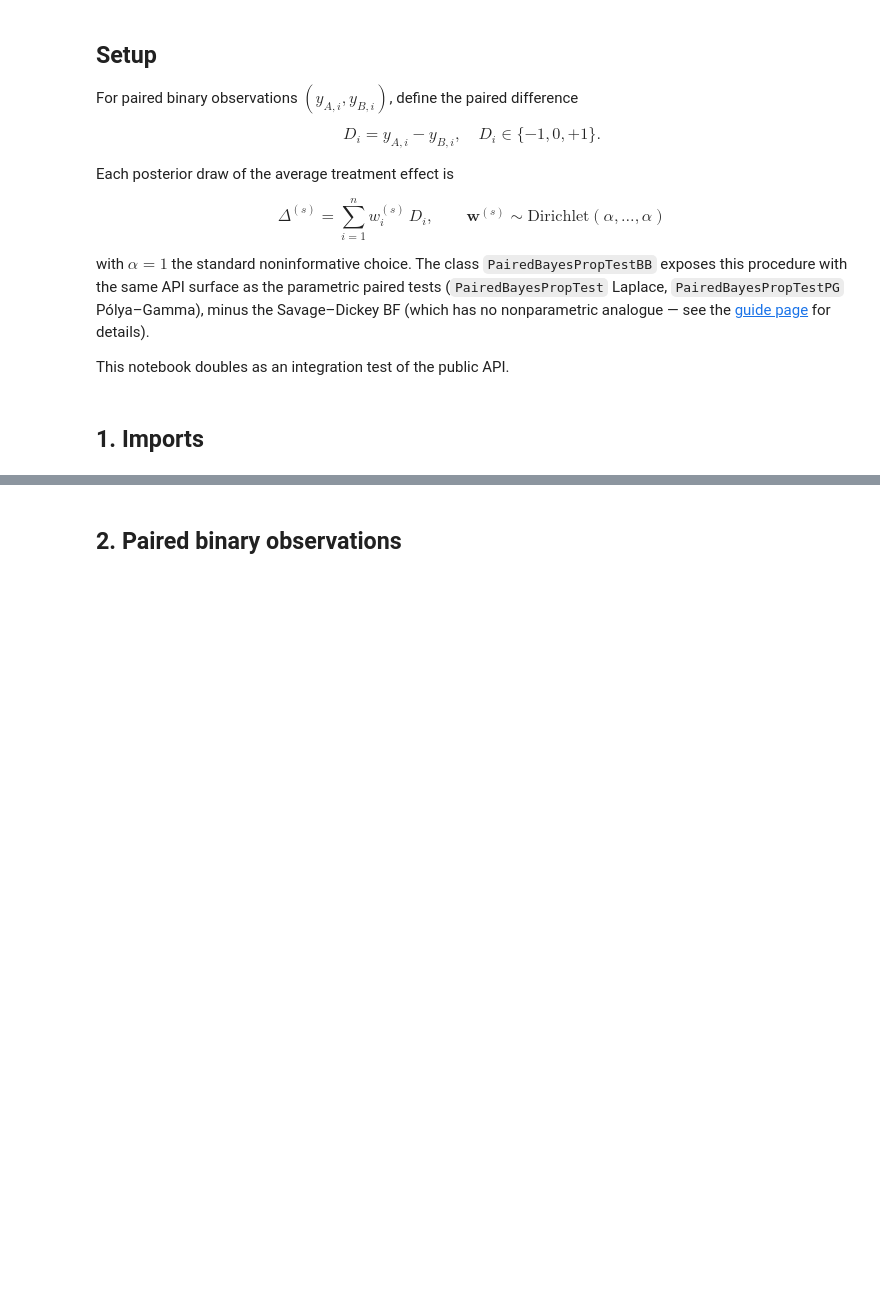
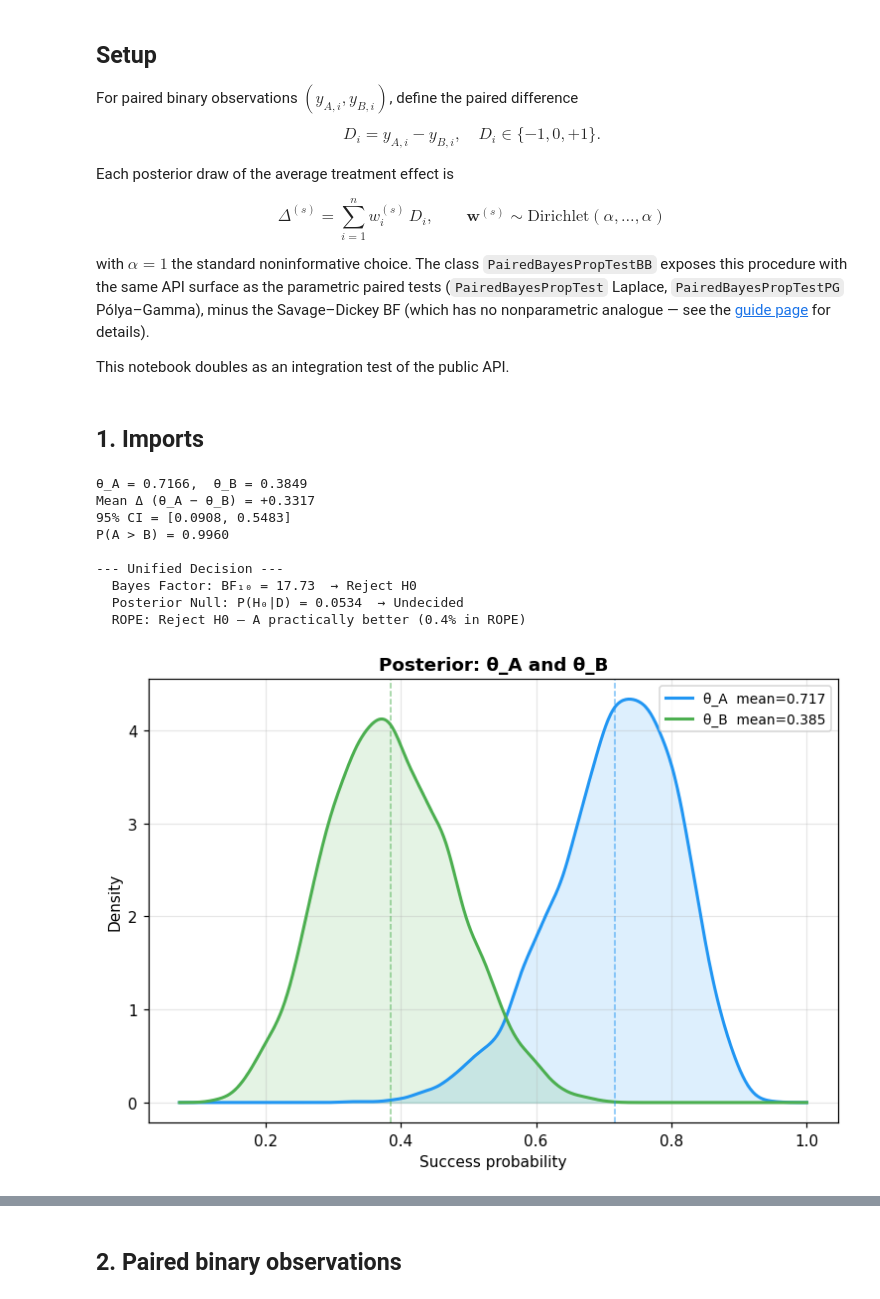
Before and after one commit to AVoss84/bayesProp, a Jupyter notebook: src/notebooks/bayesian_bootstrap_paired_binary.ipynb, the cells around one changed output, grey strips where cells are left out. Drawn from its saved outputs; the diff is of its cells as text; code cells hidden in the pictures; blank space fills up the shorter version.

```diff
--- a/src/notebooks/bayesian_bootstrap_paired_binary.ipynb
+++ b/src/notebooks/bayesian_bootstrap_paired_binary.ipynb
@@ -22,3 +22,43 @@ with $\alpha = 1$ the standard noninformative choice. The class `PairedBayesProp
 This notebook doubles as an integration test of the public API.
 # %% [markdown]
 ## 1. Imports
+# %%
+import numpy as np
+from bayesprop.resources.bayes_paired_laplace import PairedBayesPropTest
+
+# Paired binary data (y_A[i] and y_B[i] refer to the same item)
+y_A = np.array([1,1,0,1,1,0,1,1,1,1,1,1,1,0,1,1,1,0,1,1])     # 16/20 = 0.80
+y_B = np.array([0,1,0,0,1,0,0,1,0,0,1,0,1,0,0,1,0,0,0,0])     #  6/20 = 0.30
+
+# Fit posterior & summarise
+model = PairedBayesPropTest(seed=42).fit(y_A, y_B)
+
+s = model.summary
+print(f"θ_A = {s.theta_A_mean:.4f},  θ_B = {s.theta_B_mean:.4f}")
+print(f"Mean Δ (θ_A − θ_B) = {s.mean_delta:+.4f}")
+print(f"95% CI = [{s.ci_95.lower:.4f}, {s.ci_95.upper:.4f}]")
+print(f"P(A > B) = {s.p_A_greater_B:.4f}")
+
+# ── Unified decision ─────────────────────────────────────────────────
+d = model.decide()
+bf = d.bayes_factor
+
+print("\n--- Unified Decision ---")
+print(f"  Bayes Factor: BF₁₀ = {bf.BF_10:.2f}  → {bf.decision}")
+print(f"  Posterior Null: P(H₀|D) = {d.posterior_null.p_H0:.4f}  → {d.posterior_null.decision}")
+print(f"  ROPE: {d.rope.decision} ({d.rope.pct_in_rope:.1%} in ROPE)")
+
+# Plots
+model.plot_posteriors()
+model.plot_savage_dickey()
+# %% [output]
+θ_A = 0.7166,  θ_B = 0.3849
+Mean Δ (θ_A − θ_B) = +0.3317
+95% CI = [0.0908, 0.5483]
+P(A > B) = 0.9960
+
+--- Unified Decision ---
+  Bayes Factor: BF₁₀ = 17.73  → Reject H0
+  Posterior Null: P(H₀|D) = 0.0534  → Undecided
+  ROPE: Reject H0 — A practically better (0.4% in ROPE)
+[figure, added]
```
Also changed, not shown: parts of 5 cells of this notebook, 35 other files.
